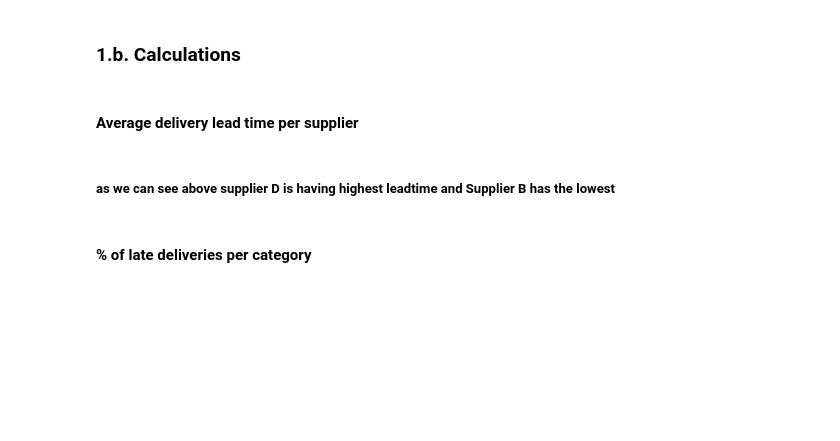
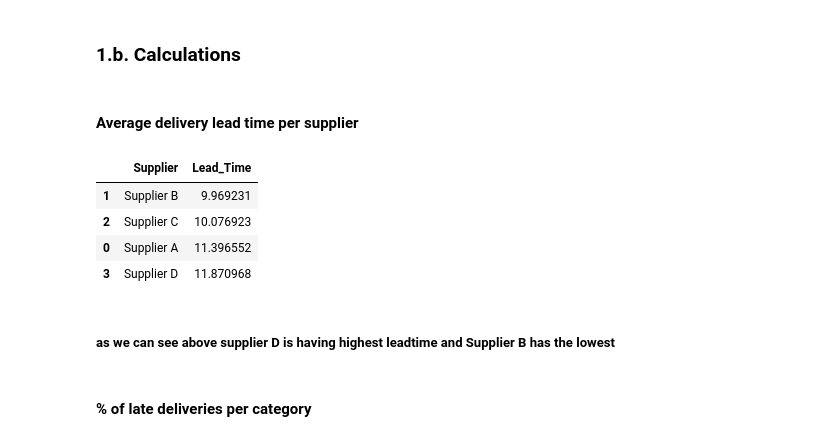
Before and after one commit to haritha-jampani-00/take-home-assignment, a Jupyter notebook: da-assesment.ipynb, the cells around one changed output. Saved outputs shown, nothing was run; the diff lists cells and outputs as text; code cells hidden in the pictures; blank space fills up the shorter version.

```diff
--- a/da-assesment.ipynb
+++ b/da-assesment.ipynb
@@ -173,7 +217,14 @@ Name: Lead_Time, dtype: float64
 # %% [markdown]
 #### Average delivery lead time per supplier
 # %%
-average_lead_time_per_supplier = data.groupby('Supplier')['Lead_Time'].mean().reset_index().sort_values(by='Lead_Time', ascending=False) # Average delivery lead time per supplier
+average_lead_time_per_supplier = data.groupby('Supplier')['Lead_Time'].mean().reset_index().sort_values(by='Lead_Time') # Average delivery lead time per supplier
+average_lead_time_per_supplier
+# %% [output]
+|  | Supplier | Lead_Time |
+| 1 | Supplier B | 9.969231 |
+| 2 | Supplier C | 10.076923 |
+| 0 | Supplier A | 11.396552 |
+| 3 | Supplier D | 11.870968 |
 # %% [markdown]
 ##### as we can see above supplier D is having highest leadtime and Supplier B has the lowest
 # %% [markdown]
```
Also changed, not shown: parts of 13 cells of this notebook.
